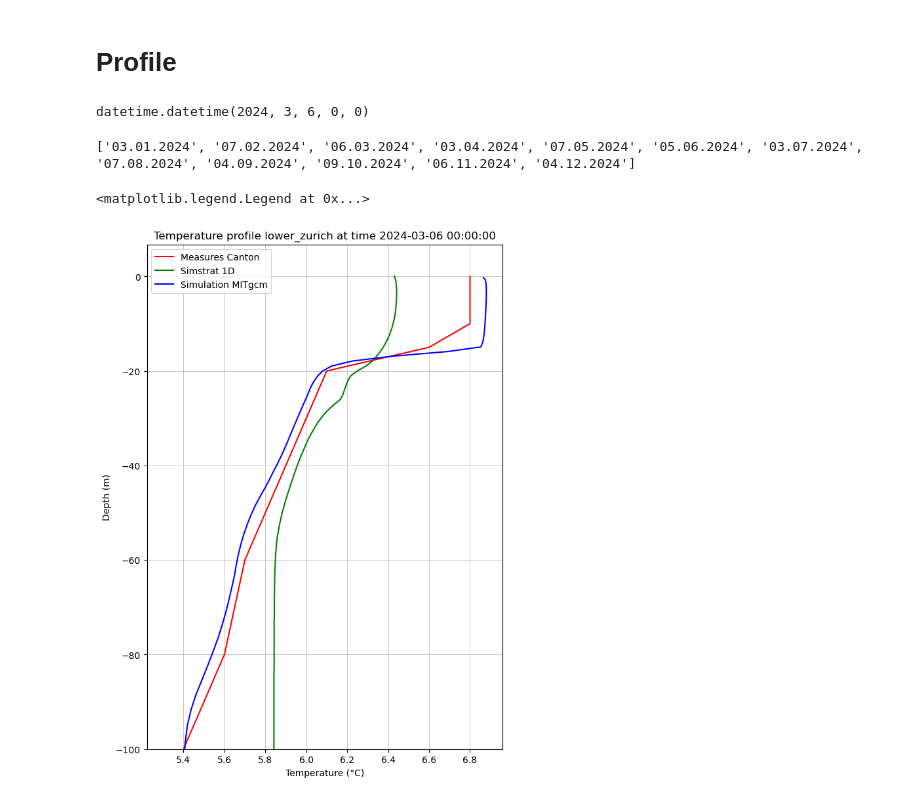
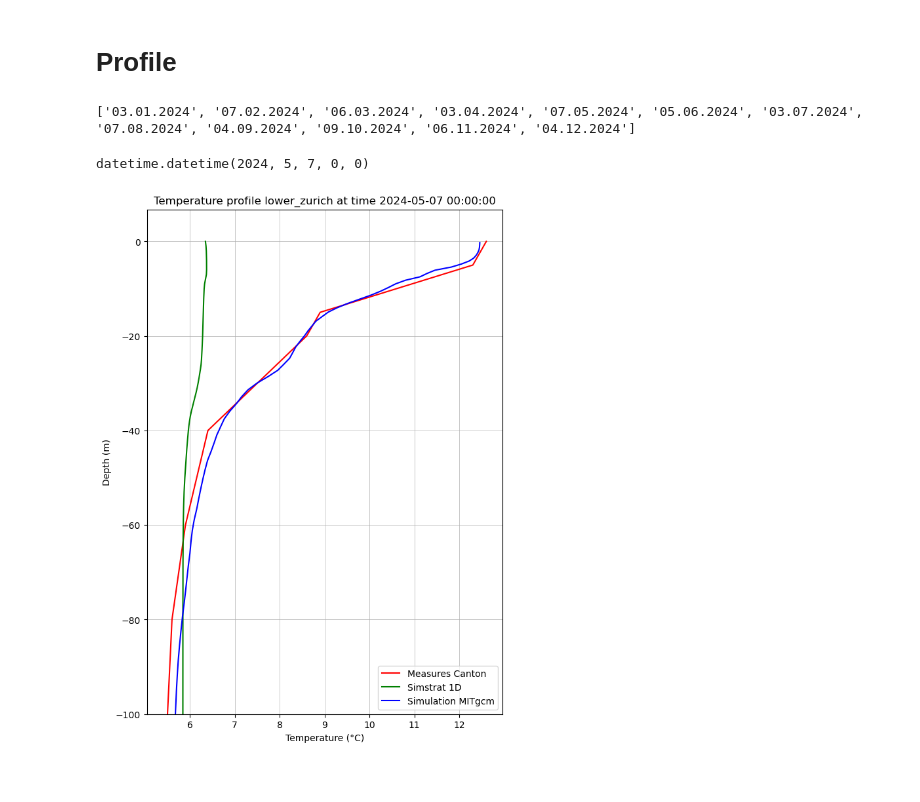
Before and after one commit to leroquan/plot_results, a Jupyter notebook: plot_mitgcm_measure.ipynb, the cells around one changed output. Saved outputs shown, nothing was run; the diff lists cells and outputs as text; code cells hidden in the pictures.

```diff
--- a/plot_mitgcm_measure.ipynb
+++ b/plot_mitgcm_measure.ipynb
@@ -95,40 +101,36 @@ NameError: name 'xr_measure' is not defined
 # %% [markdown]
 # Profile
 # %%
-date_plot_profil = datetime(2024,3,6,0,0,0)
+print(df.columns[1:].to_list())
+date_plot_profil = datetime(2024,5,7,0,0,0)
 date_plot_profil_str = date_plot_profil.strftime('%Y%m%d%H%M')
 date_plot_profil
 # %% [output]
-datetime.datetime(2024, 3, 6, 0, 0)
+['03.01.2024', '07.02.2024', '06.03.2024', '03.04.2024', '07.05.2024', '05.06.2024', '03.07.2024', '07.08.2024', '04.09.2024', '09.10.2024', '06.11.2024', '04.12.2024']
+datetime.datetime(2024, 5, 7, 0, 0)
-# %%
-#xr_measure['time'][0]
-print(df.columns[1:].tolist())
-# %% [output]
-['03.01.2024', '07.02.2024', '06.03.2024', '03.04.2024', '07.05.2024', '05.06.2024', '03.07.2024', '07.08.2024', '04.09.2024', '09.10.2024', '06.11.2024', '04.12.2024']
 # %%
 fig = plt.figure(figsize=(7, 10))
 
 #meas_profile = xr_measure['temp'].sel(time=date_plot_profil, method='nearest')
 #plt.plot(meas_profile.values, meas_profile.depth.values, label=f'Measure Idronaut', color='r')
 
 # plot the xlsx format, just change the DATE
-plt.plot(df['06.03.2024'],-1*df.Depth, label=f'Measures Canton', color='r')
+plt.plot(df[ '07.05.2024'],-1*df.Depth, label=f'Measures Canton', color='r')
 # Convert Simstrat depth to negative and plot
 simstrat_depth_negative = -simstrat_data['depth'].values  # Convert to negative NumPy array
 simstrat_temperature = simstrat_data['temperature'].sel(time=date_plot_profil, method='nearest')
 plt.plot(simstrat_temperature.values, simstrat_depth_negative, label='Simstrat 1D', color='g')
 
 
 profile_to_plot = ds_to_plot['THETA'].sel(XC=xc_mitgcm_station, YC=yc_mitgcm_station, time=date_plot_profil, method='nearest')
 profile_to_plot.where(profile_to_plot != 0, np.nan).plot(y='Z', label='Simulation MITgcm', color='b')
 
 plt.title(f"Temperature profile {sta_name} at time {date_plot_profil}")
 plt.grid(True, which='both', linestyle='-', linewidth=0.5)
 plt.ylabel('Depth (m)')
 plt.ylim(bottom=-100)
 plt.xlabel('Temperature (°C)')
 plt.legend()
-#plt.savefig(rf"output_plots\{lake_name}\profile_{date_plot_profil.date()} UTC.png")
+plt.savefig(rf"output_plots\{lake_name}\profile_{date_plot_profil.date()} UTC.png")
 # %% [output]
-<matplotlib.legend.Legend at 0x...>
-[figure, old version]
+[figure, new version]
```
Also changed, not shown: parts of 5 cells of this notebook, 4 other files.
